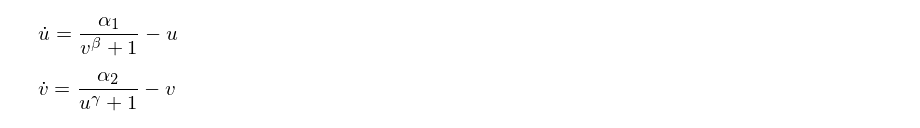
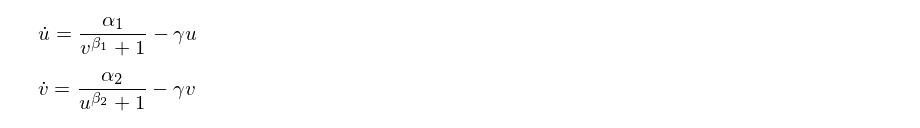
Before and after one commit to jpoles1/BIOC455, a Jupyter notebook: Report/LTM Analysis.ipynb, the cells around one changed output. Saved outputs shown, nothing was run; the diff lists cells and outputs as text; code cells hidden in the pictures.

```diff
--- a/Report/LTM Analysis.ipynb
+++ b/Report/LTM Analysis.ipynb
@@ -11,10 +40,8 @@ from bokeh.models import CustomJS, ColumnDataSource, Slider
 # %%
-u, v, a1, a2, beta, gamma = symbols("u v alpha_1 alpha_2 beta gamma", positive=1)
-dotu = a1/(1+v**beta) - u
-du = Symbol("\dot{u}")
-dotv = a2/(1+u**gamma) - v
-dv = Symbol("\dot{v}")
-display(Eq(du, dotu), Eq(dv, dotv))
+u, v, a1, a2, b1, b2, gamma, t = symbols("u v alpha_1 alpha_2 beta_1 beta_2 gamma t", positive=1)
+dotu = a1/(1+v**b1) - gamma*u
+dotv = a2/(1+u**b2) - gamma*v
+display(Eq(Symbol("\dot{u}"), dotu), Eq(Symbol("\dot{v}"), dotv))
 # %% [output]
-[figure, old version]
+[figure, new version]
-[figure, old version]
+[figure, new version]
```
Also changed, not shown: parts of 15 cells of this notebook.
